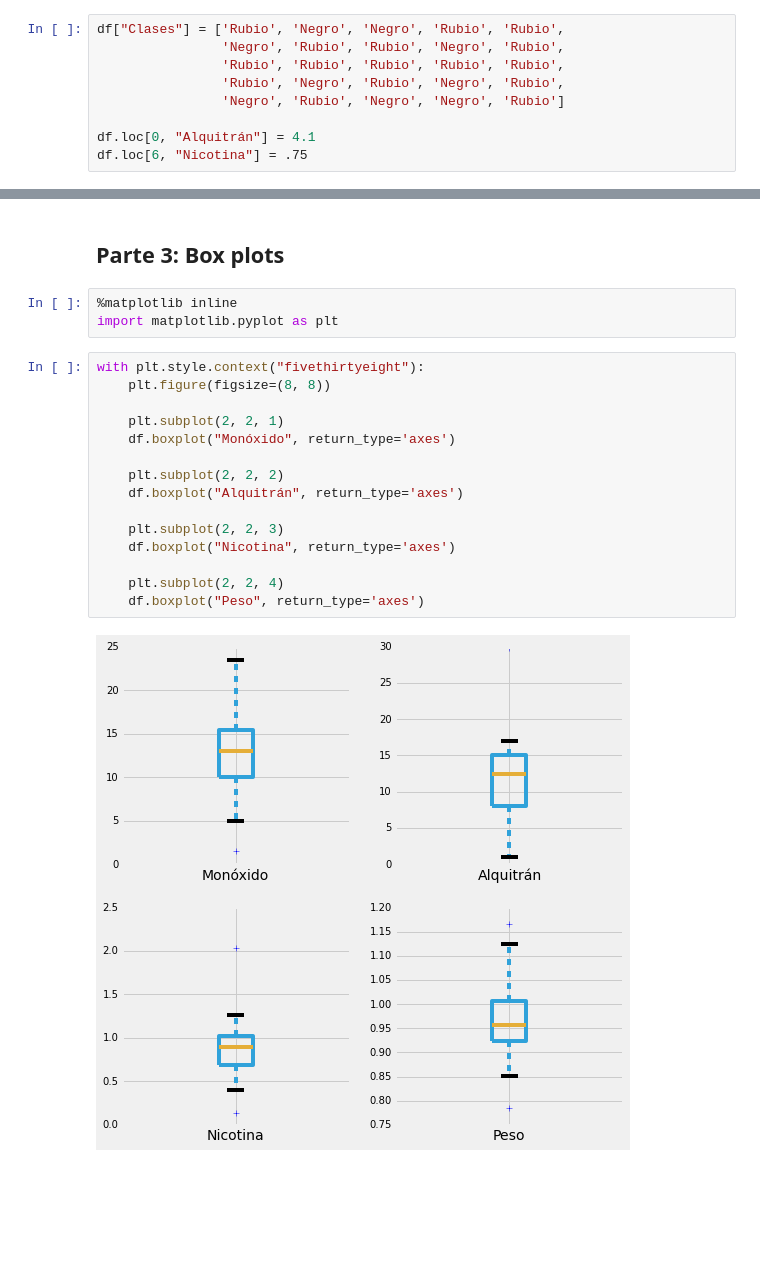
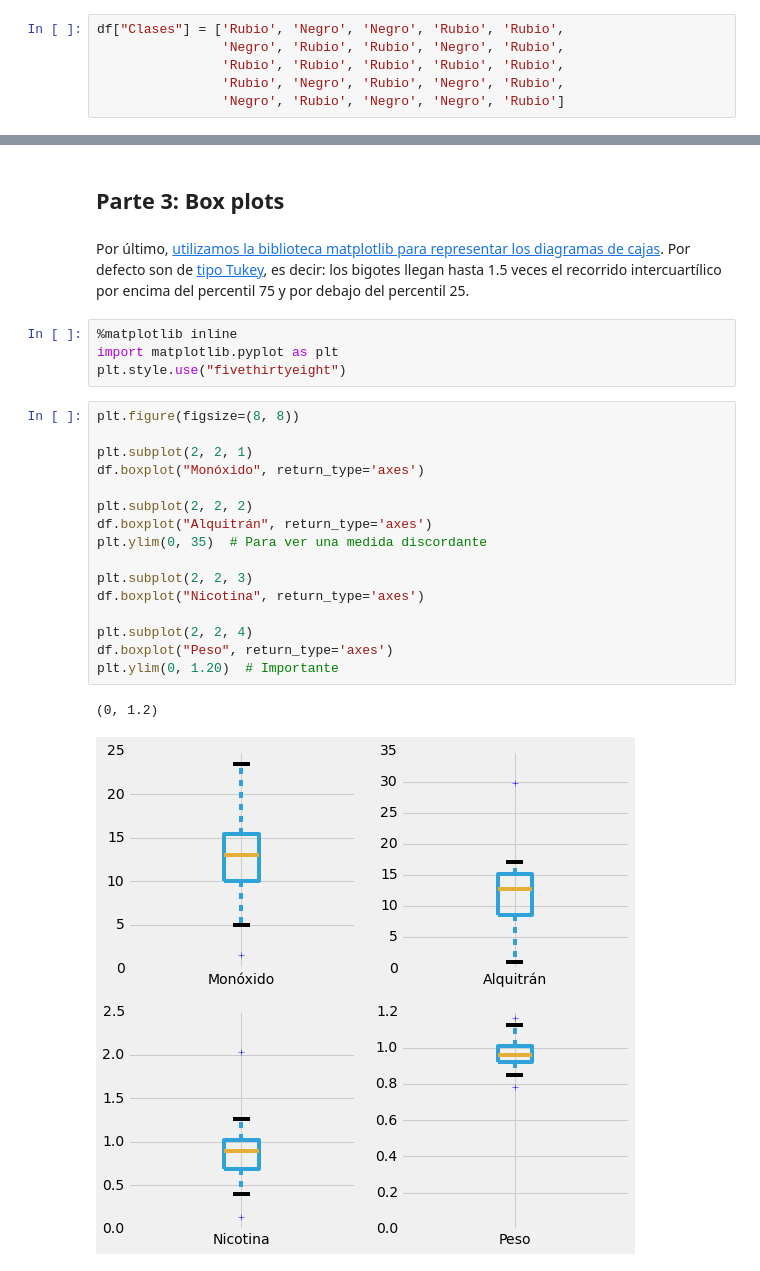
Before and after one commit to astrojuanlu/MOOC-Estadistica-Investigadores, a Jupyter notebook: P2P 1 - Datos de cigarrillos.ipynb, the cells around one changed output, grey strips where cells are left out. Saved outputs shown, nothing was run; the diff lists cells and outputs as text; blank space fills up the shorter version.

```diff
--- a/P2P 1 - Datos de cigarrillos.ipynb
+++ b/P2P 1 - Datos de cigarrillos.ipynb
@@ -49,9 +54,6 @@ df["Clases"] = ['Rubio', 'Negro', 'Negro', 'Rubio', 'Rubio',
                 'Rubio', 'Rubio', 'Rubio', 'Rubio', 'Rubio',
                 'Rubio', 'Negro', 'Rubio', 'Negro', 'Rubio',
                 'Negro', 'Rubio', 'Negro', 'Negro', 'Rubio']
-
-df.loc[0, "Alquitrán"] = 4.1
-df.loc[6, "Nicotina"] = .75
 # %%
 df[["Clases", "Alquitrán", "Nicotina", "Peso", "Monóxido"]]
 # %% [output]
@@ -120,22 +153,27 @@ dtype: float64
 # %% [markdown]
 ## Parte 3: Box plots
+# %% [markdown]
+Por último, [utilizamos la biblioteca matplotlib para representar los diagramas de cajas](http://pybonacci.org/2012/06/04/manual-de-introduccion-a-matplotlib-pyplot-iv-tipos-de-grafico-i/). Por defecto son de [tipo Tukey](http://www.wikiwand.com/en/Box_plot), es decir: los bigotes llegan hasta 1.5 veces el recorrido intercuartílico por encima del percentil 75 y por debajo del percentil 25.
 # %%
 %matplotlib inline
 import matplotlib.pyplot as plt
+plt.style.use("fivethirtyeight")
 # %%
-with plt.style.context("fivethirtyeight"):
-    plt.figure(figsize=(8, 8))
+plt.figure(figsize=(8, 8))
 
-    plt.subplot(2, 2, 1)
-    df.boxplot("Monóxido", return_type='axes')
+plt.subplot(2, 2, 1)
+df.boxplot("Monóxido", return_type='axes')
 
-    plt.subplot(2, 2, 2)
-    df.boxplot("Alquitrán", return_type='axes')
+plt.subplot(2, 2, 2)
+df.boxplot("Alquitrán", return_type='axes')
+plt.ylim(0, 35)  # Para ver una medida discordante
 
-    plt.subplot(2, 2, 3)
-    df.boxplot("Nicotina", return_type='axes')
+plt.subplot(2, 2, 3)
+df.boxplot("Nicotina", return_type='axes')
 
-    plt.subplot(2, 2, 4)
-    df.boxplot("Peso", return_type='axes')
+plt.subplot(2, 2, 4)
+df.boxplot("Peso", return_type='axes')
+plt.ylim(0, 1.20)  # Importante
 # %% [output]
+(0, 1.2)
-[figure, old version]
+[figure, new version]
```
Also changed, not shown: parts of 17 cells of this notebook.
